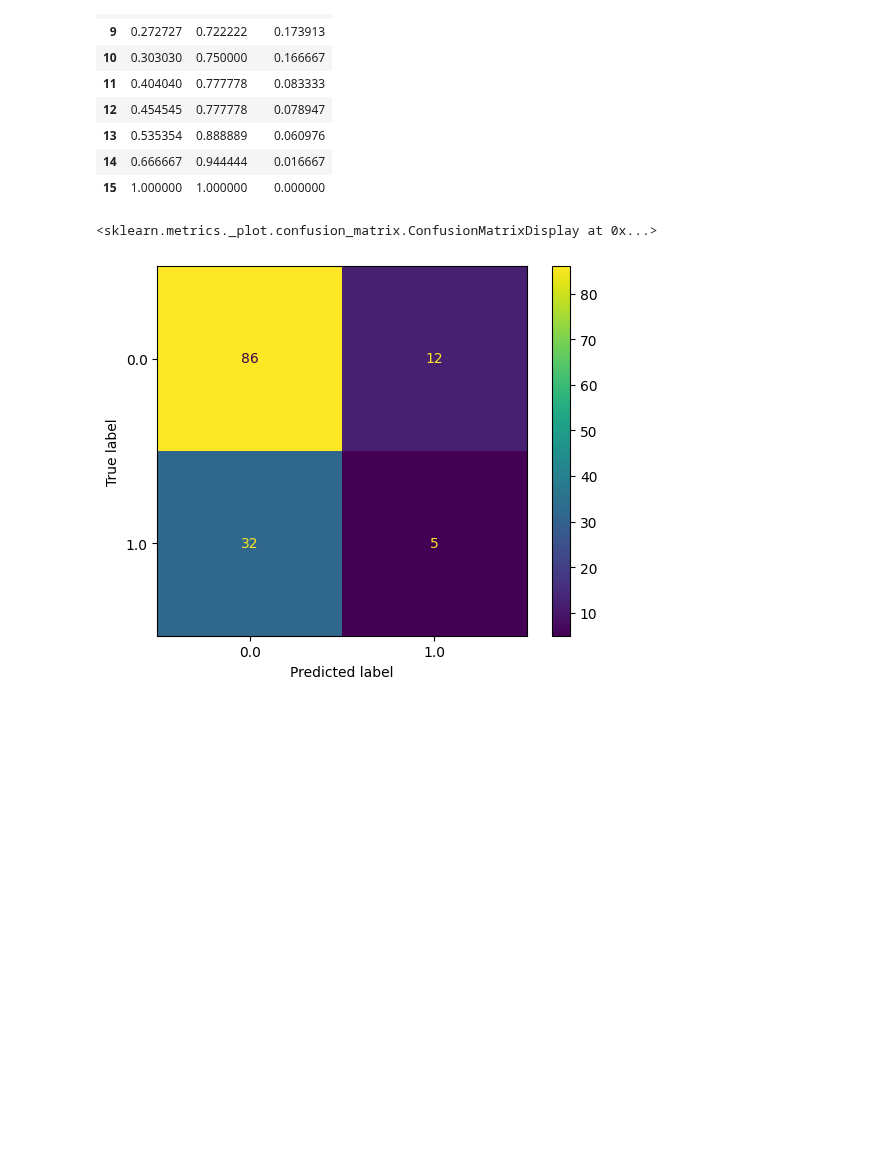
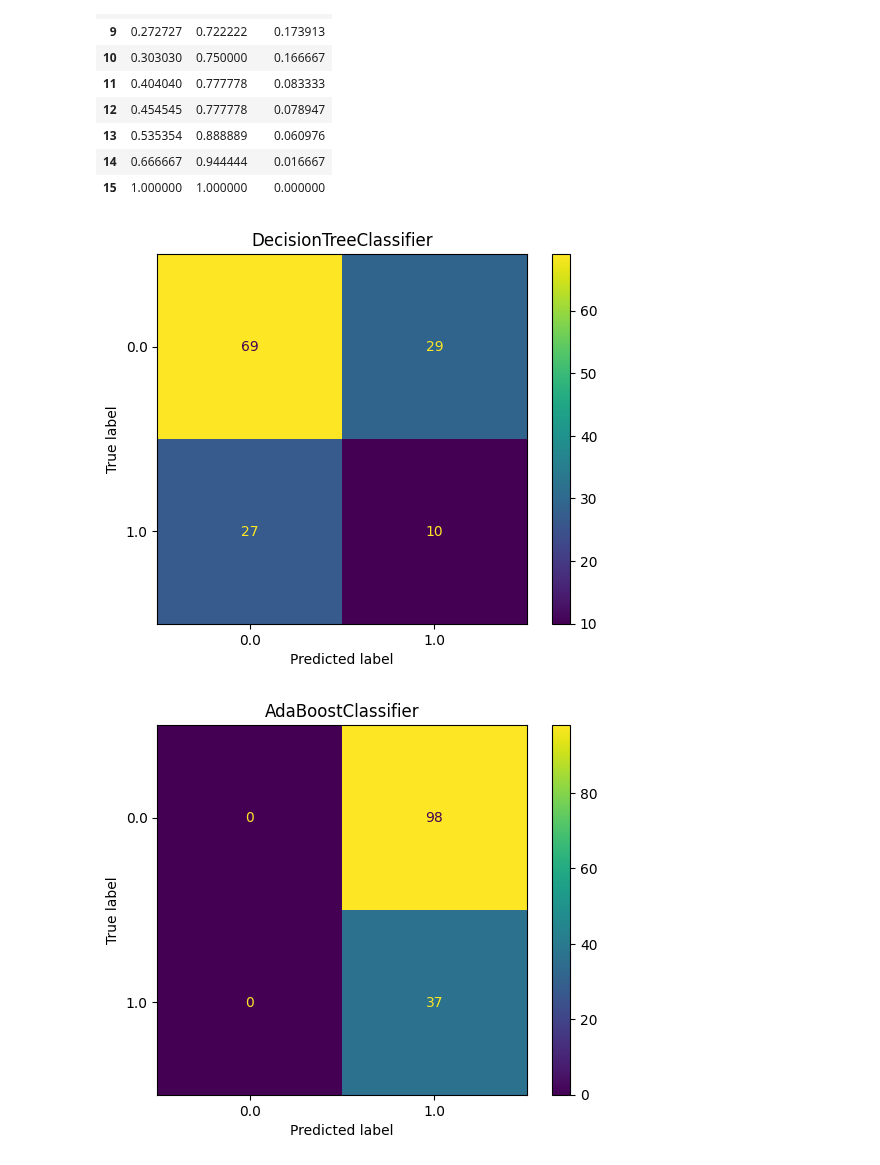
Before and after one commit to marek-lechowicz/radiomika_pd, a Jupyter notebook: tree_classifier.ipynb, the cells around one changed output. Drawn from its saved outputs; the diff is of its cells as text; code cells hidden in the pictures; blank space fills up the shorter version.

```diff
--- a/tree_classifier.ipynb
+++ b/tree_classifier.ipynb
@@ -41 +50,4 @@ clf = clf.fit(X_train, y_train)
+# %%
+clfs_names = ['DecisionTreeClassifier', 'AdaBoostClassifier', 'BaggingClassifier', \
+    'GradientBoostingClassifier', 'RandomForestClassifier']
 # %%
@@ -48,10 +60,13 @@ Tree parameters:  {'ccp_alpha': 0.0, 'class_weight': None, 'criterion': 'entropy
 Tree depth:  9
 # %%
 from sklearn.metrics import accuracy_score, f1_score, precision_score, recall_score
-y_pred_train = clf.predict(X_train)
 
-print("Accuracy:", accuracy_score(y_train, y_pred_train))
-print("F1 score:", f1_score(y_train, y_pred_train))
-print("Precision:", precision_score(y_train, y_pred_train))
-print("Recall:", recall_score(y_train, y_pred_train))
+print("Performance on TRAINING set")
+for clf, name in zip(clfs, clfs_names):
+    y_pred_train = clf.predict(X_train)
+    print(f"\n\n{name}")
+    print("Accuracy:", accuracy_score(y_train, y_pred_train))
+    print("F1 score:", f1_score(y_train, y_pred_train))
+    print("Precision:", precision_score(y_train, y_pred_train))
+    print("Recall:", recall_score(y_train, y_pred_train))
 # %% [output]
@@ -74,5 +121,9 @@ Recall: 0.3888888888888889
 # %%
-cm = confusion_matrix(y_test, y_pred)
-disp = ConfusionMatrixDisplay(confusion_matrix=cm, display_labels=clf.classes_)
-disp.plot()
+for clf, name in zip(clfs, clfs_names):
+    y_pred = ys_pred[name]
+    cm = confusion_matrix(y_test, y_pred)
+    disp = ConfusionMatrixDisplay(confusion_matrix=cm, display_labels=clf.classes_)
+    disp.plot()
+    plt.title(f"{name}")
+    plt.show()
 # %% [output]
@@ -127,9 +187,14 @@ df.head(len(fpr))
 | 14 | 0.666667 | 0.944444 | 0.016667 |
 | 15 | 1.000000 | 1.000000 | 0.000000 |
 # %%
-cm = confusion_matrix(y_test, y_pred_proba>0.71)
-disp = ConfusionMatrixDisplay(confusion_matrix=cm, display_labels=clf.classes_)
-disp.plot()
+picked_th = 0.21
+for clf, name in zip(clfs, clfs_names):
+    y_pred_proba = ys_pred_proba[name]
+    cm = confusion_matrix(y_test, y_pred_proba>picked_th)
+    disp = ConfusionMatrixDisplay(confusion_matrix=cm, display_labels=clf.classes_)
+    disp.plot()
+    plt.title(f"{name}")
+    plt.show()
 # %% [output]
-<sklearn.metrics._plot.confusion_matrix.ConfusionMatrixDisplay at 0x...>
-[figure, old version]
+[figure, new version]
+[figure, added]
```
Also changed, not shown: parts of 9 cells of this notebook.
